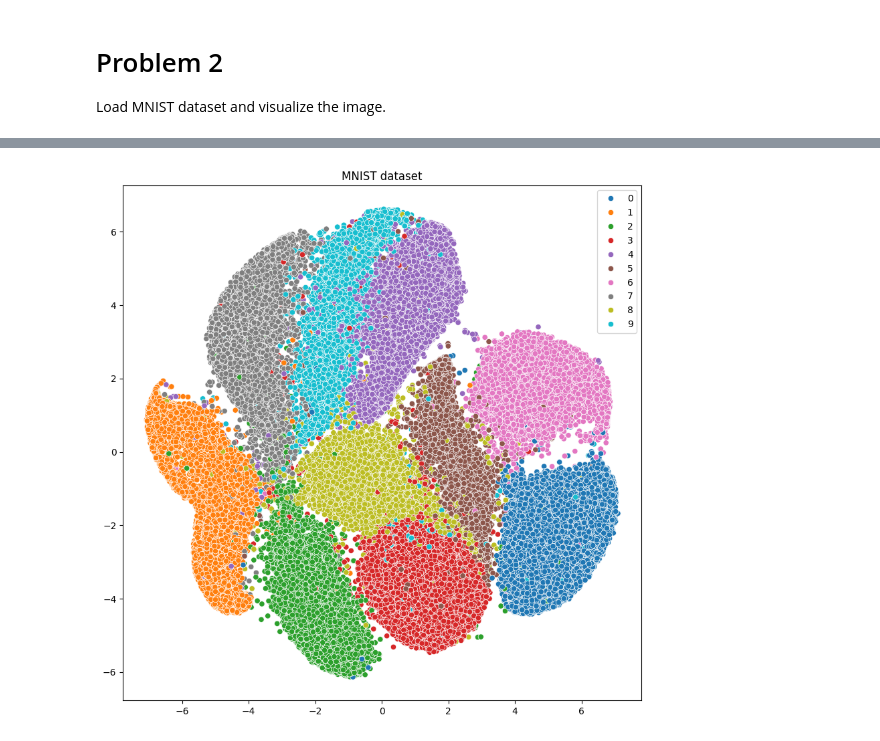
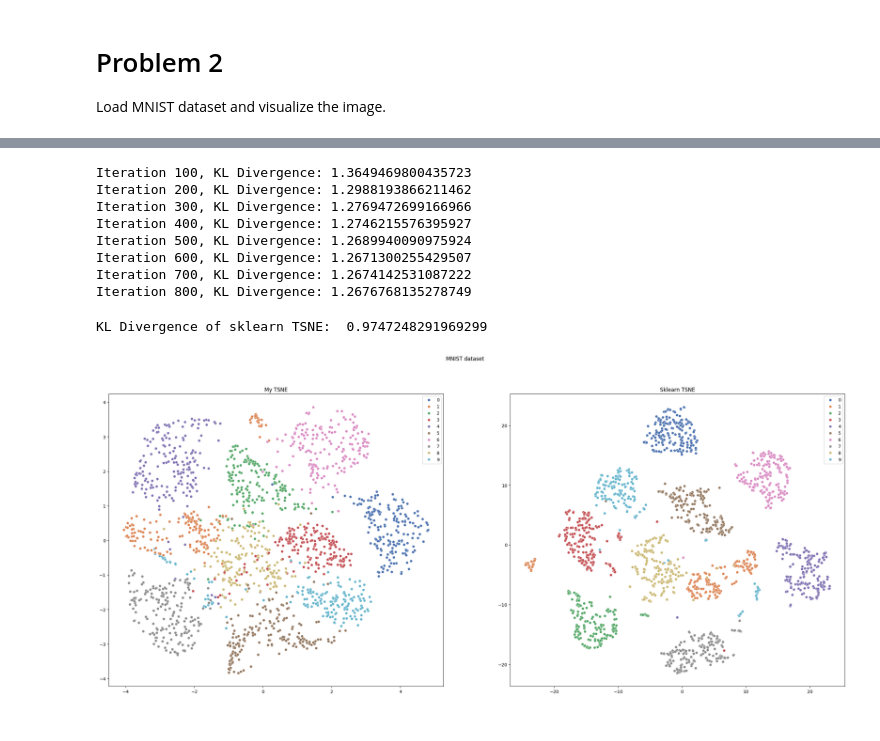
Before and after one commit to ngocngx/Machine-Learning, a Jupyter notebook: ml-2/asm-sub/sub-w02.ipynb, the cells around one changed output, grey strips where cells are left out. Cells and saved outputs as stored; diff of their text form; code cells hidden in the pictures.

```diff
--- a/ml-2/asm-sub/sub-w02.ipynb
+++ b/ml-2/asm-sub/sub-w02.ipynb
@@ -108,12 +210,31 @@ Error:
+# %%
+# Reduce dimensionality with TSNE
+tsne = MyTSNE(n_components=2, perplexity=25, learning_rate=400, n_iter=800)
+my_result_custom = tsne.fit_transform(X_train)
+# %% [output]
+Iteration 100, KL Divergence: 1.3649469800435723
+Iteration 200, KL Divergence: 1.2988193866211462
+Iteration 300, KL Divergence: 1.2769472699166966
+Iteration 400, KL Divergence: 1.2746215576395927
+Iteration 500, KL Divergence: 1.2689940090975924
+Iteration 600, KL Divergence: 1.2671300255429507
+Iteration 700, KL Divergence: 1.2674142531087222
+Iteration 800, KL Divergence: 1.2676768135278749
 # %%
 # Reduce the dimensionality of the data using TSNE from sklearn
-tsne = TSNE(random_state=42, n_components=2, verbose=0, perplexity=30, n_iter=300, learning_rate=300)
-X_train_tsne = tsne.fit_transform(X_train)
-
-# Visualize the data
-plt.figure(figsize=(10, 10))
-sns.scatterplot(x=X_train_tsne[:, 0], y=X_train_tsne[:, 1], hue=y_train, palette='tab10')
-plt.title('MNIST dataset')
-plt.show()
+tsne = TSNE(n_components=2, verbose=0, n_iter=300, learning_rate=300)
+sklearn_result = tsne.fit_transform(X_train)
+print('KL Divergence of sklearn TSNE: ', tsne.kl_divergence_)
 # %% [output]
-[figure, removed]
+KL Divergence of sklearn TSNE:  0.9747248291969299
+# %%
+# Plotting and comparing results
+fig, ax = plt.subplots(1, 2, figsize=(30, 12))
+fig.suptitle('MNIST dataset')
+ax[0].set_title('My TSNE')
+ax[1].set_title('Sklearn TSNE')
+sns.scatterplot(ax=ax[0], x=my_result_custom[:, 0], y=my_result_custom[:, 1], hue=y_train, palette='deep')
+sns.scatterplot(ax=ax[1], x=sklearn_result[:, 0], y=sklearn_result[:, 1], hue=y_train, palette='deep')
+plt.show()
+# %% [output]
+[figure, added]
```
Also changed, not shown: parts of 11 cells of this notebook.
